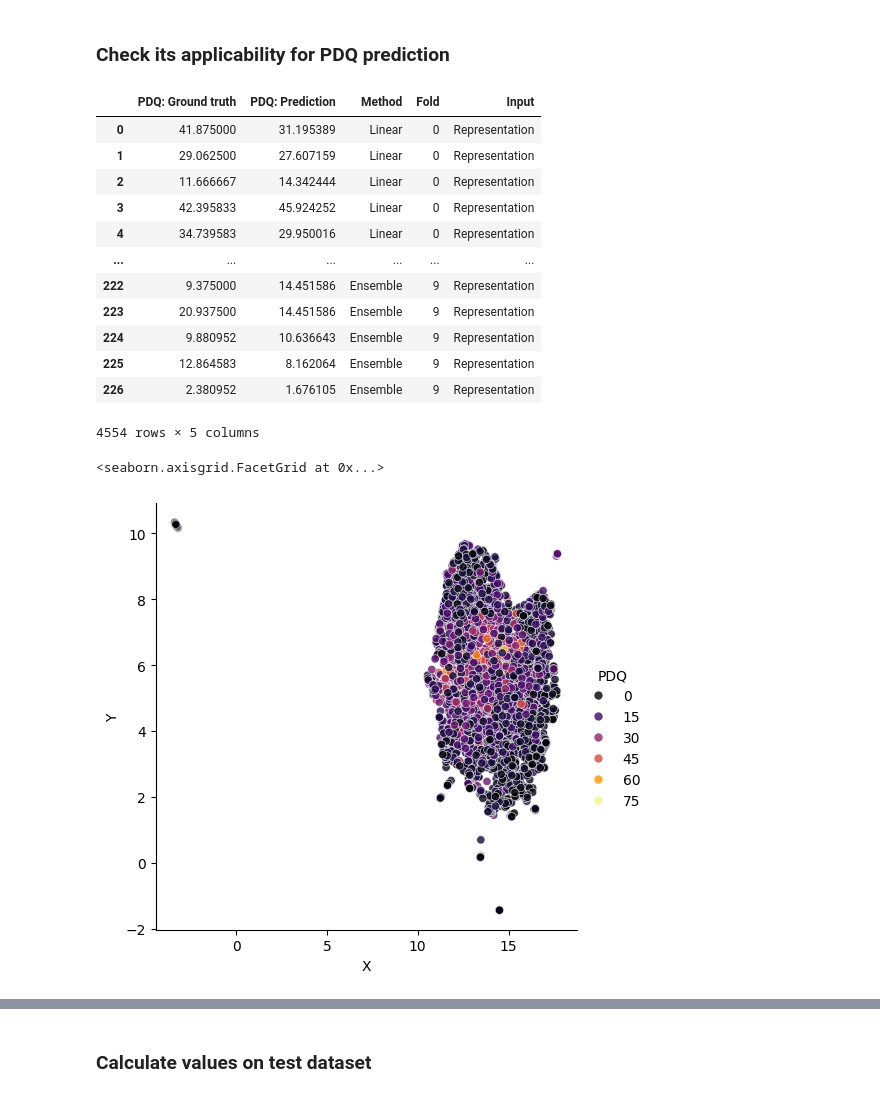
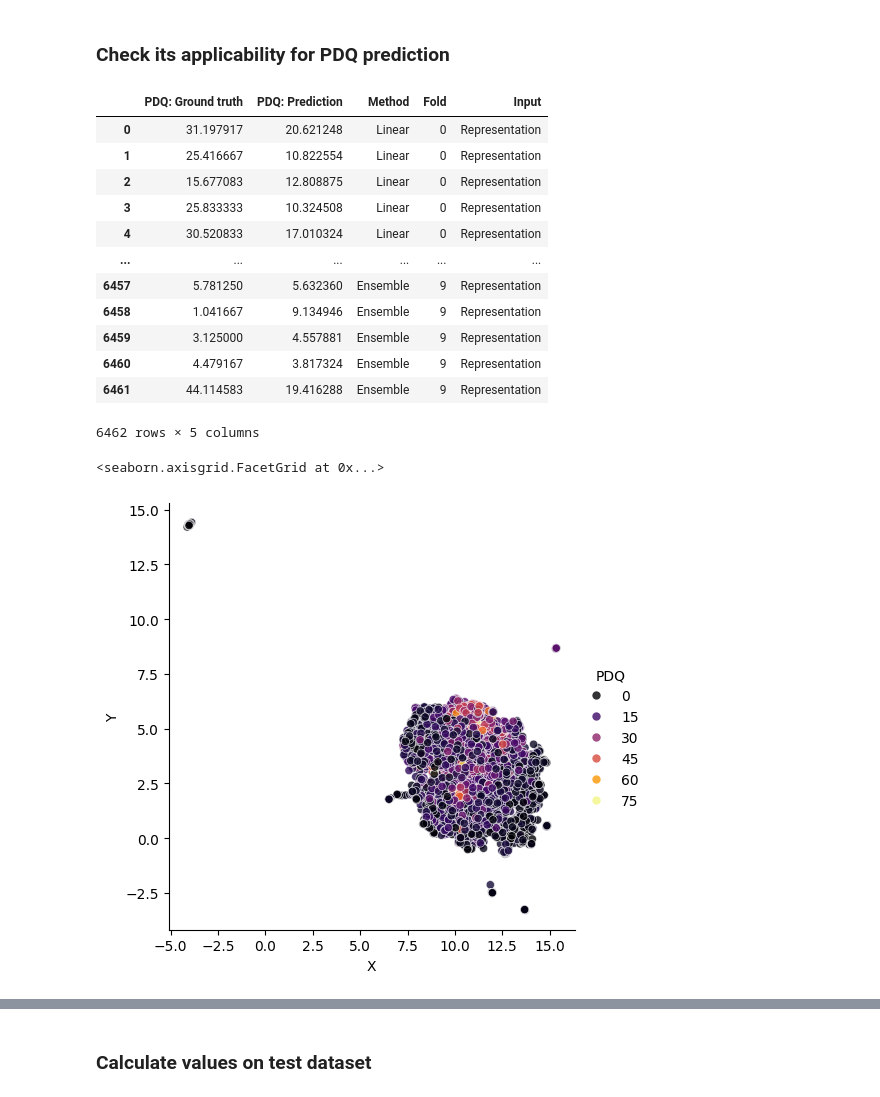
Before and after one commit to UKEIAM/de.uke.iam.parkinson.vae_longitudinal, a Jupyter notebook: src/vae.ipynb, the cells around one changed output, grey strips where cells are left out. Saved outputs shown, nothing was run; the diff lists cells and outputs as text; code cells hidden in the pictures.

```diff
--- a/src/vae.ipynb
+++ b/src/vae.ipynb
@@ -128,53 +144,71 @@ y_amp[TARGET_COLUMNS] = X_amp[TARGET_COLUMNS]
 
 X_amp = X_amp.drop(columns=TARGET_COLUMNS + ["PDQ"])
 # %%
-from sklearn.linear_model import LinearRegression
-from sklearn.ensemble import HistGradientBoostingRegressor
-from sklearn.model_selection import RepeatedKFold
-from sklearn.metrics import median_absolute_error, mean_absolute_error
-import seaborn as sns
+MODEL_COLUMNS = [
+    column
+    for column in X_amp.columns
+    if column.startswith("UPDRS 1.") or column.startswith("UPDRS 2.")
+]
+complete_records = ~X_amp[MODEL_COLUMNS].isna().any(axis=1)
+X = X_amp.loc[complete_records, MODEL_COLUMNS].to_numpy().astype(float)
+y = y_amp.loc[complete_records, "PDQ"].to_numpy()
 
-X = X_amp[[column for column in X_amp.columns if column.startswith("UPDRS 1.") or column.startswith("UPDRS 2.")]].to_numpy().astype(float)
-y = y_amp["PDQ"].to_numpy()
 
-X_feature = model(torch.tensor(X, dtype=torch.float32).to("cuda")).z_dist.loc.cpu().detach().numpy()
+X_feature = (
+    model(torch.tensor(X, dtype=torch.float32).to("cuda"))
+    .z_dist.loc.cpu()
+    .detach()
+    .numpy()
+)
 
 folds = RepeatedKFold(n_splits=10, n_repeats=1, random_state=42)
 representation_results = []
 for name, regressor in {
     "Linear": LinearRegression(),
-    "Ensemble": HistGradientBoostingRegressor(loss="absolute_error")
+    "Ensemble": HistGradientBoostingRegressor(loss="absolute_error"),
 }.items():
     for fold, (train_index, test_index) in enumerate(folds.split(X, y)):
         regressor.fit(X_feature[train_index], y[train_index])
-        representation_results.append(pd.DataFrame({"PDQ: Ground truth": y[test_index], "PDQ: Prediction": regressor.predict(X_feature[test_index]), "Method": name, "Fold": fold}))
+        representation_results.append(
+            pd.DataFrame(
+                {
+                    "PDQ: Ground truth": y[test_index],
+                    "PDQ: Prediction": regressor.predict(X_feature[test_index]),
+                    "Method": name,
+                    "Fold": fold,
+                }
+            )
+        )
 
-representation_results = pd.concat(representation_results)
+representation_results = pd.concat(representation_results).reset_index(drop=True)
 representation_results["Input"] = "Representation"
 
 representation_results
 # %% [output]
 |  | PDQ: Ground truth | PDQ: Prediction | Method | Fold | Input |
-| 0 | 41.875000 | 31.195389 | Linear | 0 | Representation |
-| 1 | 29.062500 | 27.607159 | Linear | 0 | Representation |
-| 2 | 11.666667 | 14.342444 | Linear | 0 | Representation |
-| 3 | 42.395833 | 45.924252 | Linear | 0 | Representation |
-| 4 | 34.739583 | 29.950016 | Linear | 0 | Representation |
+| 0 | 31.197917 | 20.621248 | Linear | 0 | Representation |
+| 1 | 25.416667 | 10.822554 | Linear | 0 | Representation |
+| 2 | 15.677083 | 12.808875 | Linear | 0 | Representation |
+| 3 | 25.833333 | 10.324508 | Linear | 0 | Representation |
+| 4 | 30.520833 | 17.010324 | Linear | 0 | Representation |
 | ... | ... | ... | ... | ... | ... |
-| 222 | 9.375000 | 14.451586 | Ensemble | 9 | Representation |
-| 223 | 20.937500 | 14.451586 | Ensemble | 9 | Representation |
-| 224 | 9.880952 | 10.636643 | Ensemble | 9 | Representation |
-| 225 | 12.864583 | 8.162064 | Ensemble | 9 | Representation |
-| 226 | 2.380952 | 1.676105 | Ensemble | 9 | Representation |
+| 6457 | 5.781250 | 5.632360 | Ensemble | 9 | Representation |
+| 6458 | 1.041667 | 9.134946 | Ensemble | 9 | Representation |
+| 6459 | 3.125000 | 4.557881 | Ensemble | 9 | Representation |
+| 6460 | 4.479167 | 3.817324 | Ensemble | 9 | Representation |
+| 6461 | 44.114583 | 19.416288 | Ensemble | 9 | Representation |
-4554 rows × 5 columns
+6462 rows × 5 columns
 # %%
 from umap import UMAP
 
-#projected_data = pd.DataFrame.from_records(UMAP(n_neighbors=25, min_dist=0.01, n_components=2, target_metric="l1").fit_transform(X_feature, y=df_amp[["UPDRS I", "UPDRS II"]].sum(axis=1).to_numpy()), columns=["X", "Y"])
+# projected_data = pd.DataFrame.from_records(UMAP(n_neighbors=25, min_dist=0.01, n_components=2, target_metric="l1").fit_transform(X_feature, y=df_amp[["UPDRS I", "UPDRS II"]].sum(axis=1).to_numpy()), columns=["X", "Y"])
 
-projected_data = pd.DataFrame.from_records(UMAP(n_neighbors=10, min_dist=0.1, n_components=2).fit_transform(X_feature), columns=["X", "Y"])
+projected_data = pd.DataFrame.from_records(
+    UMAP(n_neighbors=10, min_dist=0.1, n_components=2).fit_transform(X_feature),
+    columns=["X", "Y"],
+)
 projected_data["PDQ"] = y
 sns.relplot(data=projected_data, x="X", y="Y", hue="PDQ", alpha=0.8, palette="inferno")
 # %% [output]
 <seaborn.axisgrid.FacetGrid at 0x...>
-[figure, old version]
+[figure, new version]
```
Also changed, not shown: parts of 11 cells of this notebook.
